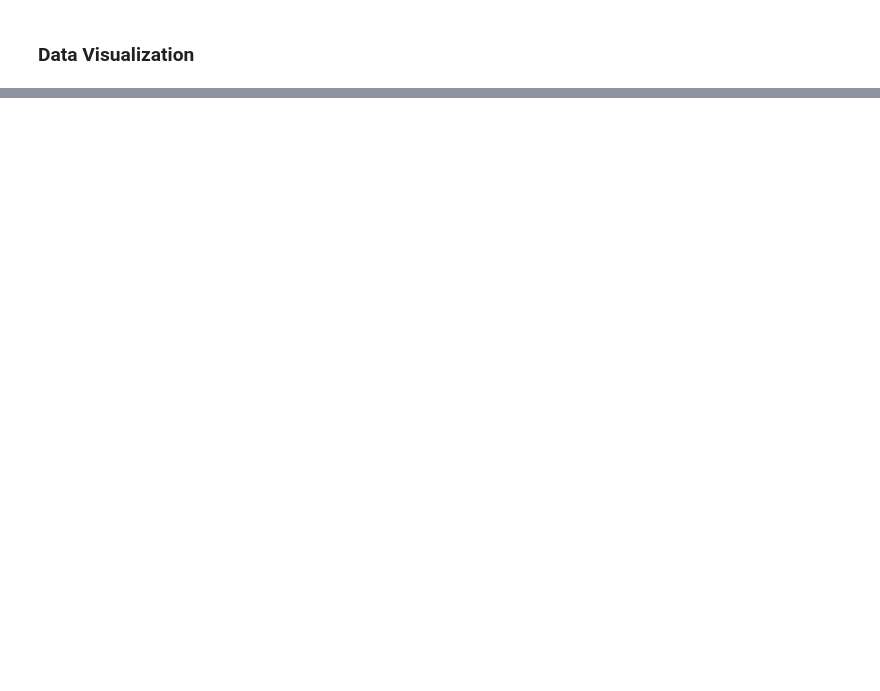
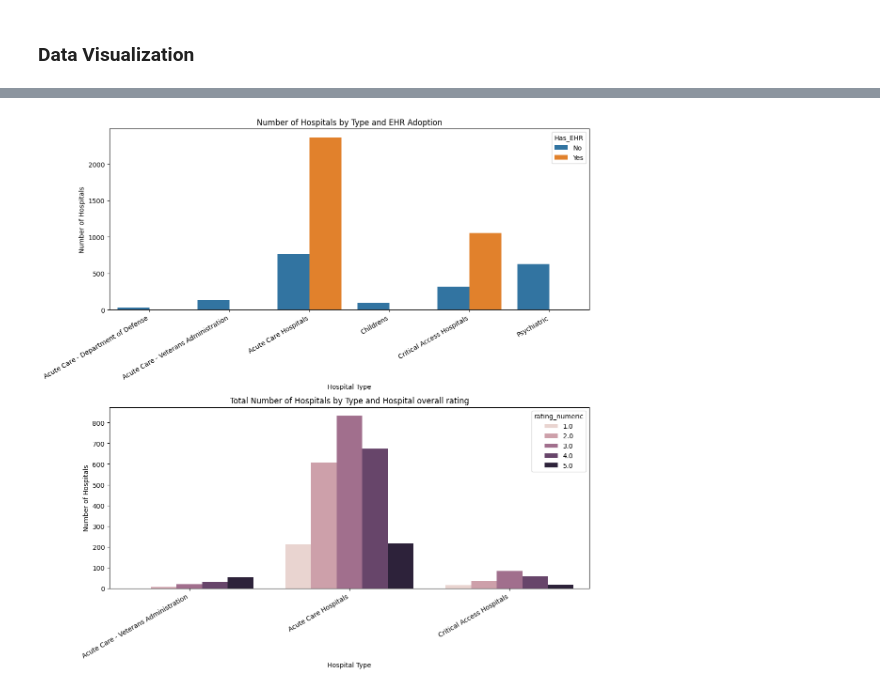
Before and after one commit to Hychow-gh/SI_618_Project, a Jupyter notebook: Project_Part_1.ipynb, the cells around one changed output, grey strips where cells are left out. Saved outputs shown, nothing was run; the diff lists cells and outputs as text; code cells hidden in the pictures; blank space fills up the shorter version.

```diff
--- a/Project_Part_1.ipynb
+++ b/Project_Part_1.ipynb
@@ -391,0 +280,26 @@ memory usage: 251.2+ KB
+# %%
+# Question 3: Are specific types of hospitals, such as smaller or rural "Critical Access Hospitals," lagging in EHR adoption, and does this correlate with their reported outcomes?
+
+# hospital counts by type and EHR status
+hospital_counts = merged_df.groupby(['Hospital Type', 'Has_EHR']).size().reset_index(name='count')
+
+f, (ax, ax1) = plt.subplots(2, figsize=(12, 12))
+sns.barplot(data=hospital_counts, x='Hospital Type', y='count', hue='Has_EHR', ax=ax)
+ax.set_xticklabels(ax.get_xticklabels(), rotation=30, ha='right')
+ax.set_title('Number of Hospitals by Type and EHR Adoption')
+ax.set_ylabel('Number of Hospitals')
+ax.set_xlabel('Hospital Type')
+
+# Hospital count by type and hospital overall rating
+hospital_rating_counts =merged_df.groupby(['Hospital Type'])['rating_numeric'].\
+    value_counts().reset_index(name="count")
+sns.barplot(data=hospital_rating_counts, x='Hospital Type', y='count', hue='rating_numeric', ax=ax1)
+ax1.set_xticklabels(ax1.get_xticklabels(), rotation=30, ha='right')
+ax1.set_title('Total Number of Hospitals by Type and Hospital overall rating')
+ax1.set_ylabel('Number of Hospitals')
+ax1.set_xlabel('Hospital Type')
+
+plt.tight_layout()
+plt.show()
+# %% [output]
+[figure, added]
```
Also changed, not shown: parts of 56 cells of this notebook, 1 other file.
